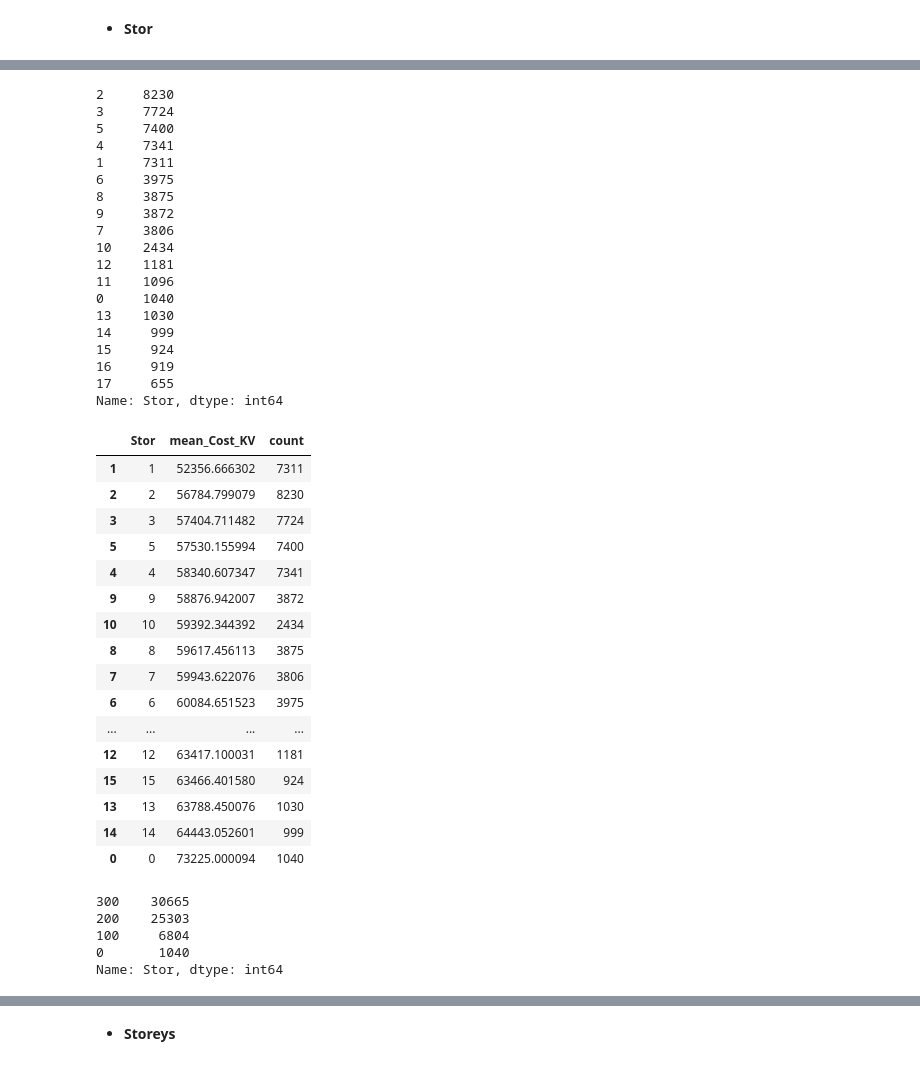
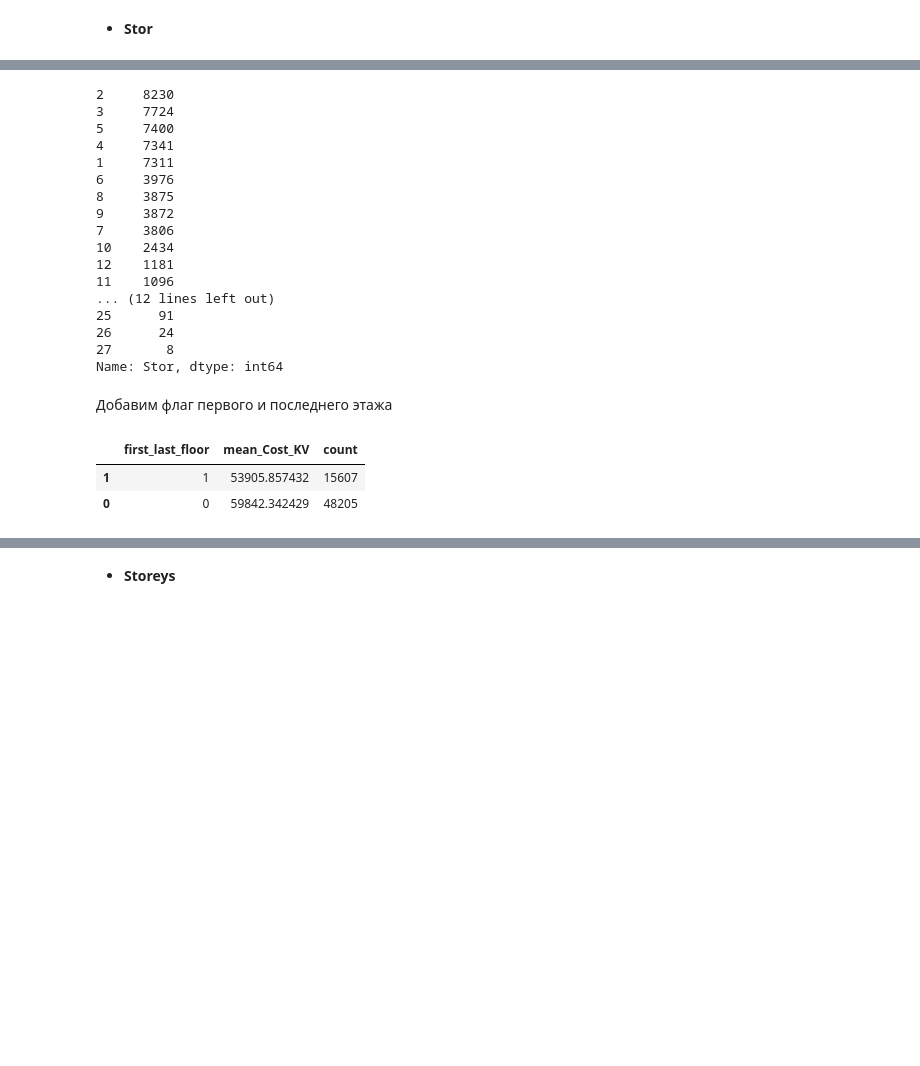
Before and after one commit to volkovstanislav/machine-learning, a Jupyter notebook: develop.ipynb, the cells around one changed output, grey strips where cells are left out. Cells and saved outputs as stored; diff of their text form; code cells hidden in the pictures; blank space fills up the shorter version.

```diff
--- a/develop.ipynb
+++ b/develop.ipynb
@@ -505,6 +505,8 @@ data.head()
 | 5 | 20035060 | Заельцовский | Красный проспект | 181 | 2890 | Изолированная | 3 | 1 | 17 | ... |
 | 6 | 10031975 | Заельцовский | Красный проспект | 181 | 2890 | NaN | 0 | 2 | 17 | ... |
 5 rows × 84 columns
+# %%
+data.drop("Metro_m",axis=1,inplace=True)
 # %% [markdown]
 * **Flats_Plan**
 # %%
@@ -577,7 +579,8 @@ data["Stor"].value_counts()
 60        1
 Name: Stor, dtype: int64
 # %%
-data["Stor"] = np.where(data["Stor"].isin([60,165,27,26,25,24,23,22,21,23,20,19,18]),0,data["Stor"])
+data["Stor"] = np.where(data["Stor"]==60,6,data["Stor"])
+data["Stor"] = np.where(data["Stor"]==165,16,data["Stor"])
 data["Stor"].value_counts()
 # %% [output]
 2     8230
@@ -585,50 +588,29 @@ data["Stor"].value_counts()
 5     7400
 4     7341
 1     7311
-6     3975
+6     3976
 8     3875
 9     3872
 7     3806
 10    2434
 12    1181
 11    1096
-0     1040
-13    1030
-14     999
-15     924
-16     919
-17     655
+... (12 lines left out)
+25      91
+26      24
+27       8
 Name: Stor, dtype: int64
+# %% [markdown]
+Добавим флаг первого и последнего этажа
+# %%
+data["first_floor"] = np.where(data["Stor"]==1,1,0)
+data["last_floor"] = np.where(data["Stor"]==data["Storeys"],1,0)
+data["first_last_floor"] = np.where(data["first_floor"]+data["last_floor"]>0,1,0)
 # %%
-res = data[["Stor", "Cost", "Cost_KV"]].groupby(["Stor"]).agg({"Cost_KV":"mean", "Cost" : "count" }).reset_index()
-res.columns = ["Stor", "mean_Cost_KV","count"]
+res = data[["first_last_floor", "Cost", "Cost_KV"]].groupby(["first_last_floor"]).agg({"Cost_KV":"mean", "Cost" : "count" }).reset_index()
+res.columns = ["first_last_floor", "mean_Cost_KV","count"]
 res.sort_values(["mean_Cost_KV"])
 # %% [output]
-|  | Stor | mean_Cost_KV | count |
-| 1 | 1 | 52356.666302 | 7311 |
-| 2 | 2 | 56784.799079 | 8230 |
-| 3 | 3 | 57404.711482 | 7724 |
-| 5 | 5 | 57530.155994 | 7400 |
-| 4 | 4 | 58340.607347 | 7341 |
-| 9 | 9 | 58876.942007 | 3872 |
-| 10 | 10 | 59392.344392 | 2434 |
-| 8 | 8 | 59617.456113 | 3875 |
-| 7 | 7 | 59943.622076 | 3806 |
-| 6 | 6 | 60084.651523 | 3975 |
-| ... | ... | ... | ... |
-| 12 | 12 | 63417.100031 | 1181 |
-| 15 | 15 | 63466.401580 | 924 |
-| 13 | 13 | 63788.450076 | 1030 |
-| 14 | 14 | 64443.052601 | 999 |
-| 0 | 0 | 73225.000094 | 1040 |
+|  | first_last_floor | mean_Cost_KV | count |
+| 1 | 1 | 53905.857432 | 15607 |
+| 0 | 0 | 59842.342429 | 48205 |
-# %%
-data["Stor"] = np.where(data["Stor"].isin([14,13,15,12,16,11,17]),100,data["Stor"])
-data["Stor"] = np.where(data["Stor"].isin([6,7,8,10,9,4]),200,data["Stor"])
-data["Stor"] = np.where(data["Stor"].isin([5,3,2,1]),300,data["Stor"])
-data["Stor"].value_counts()
-# %% [output]
-300    30665
-200    25303
-100     6804
-0       1040
-Name: Stor, dtype: int64
```
Also changed, not shown: parts of 107 cells of this notebook.
